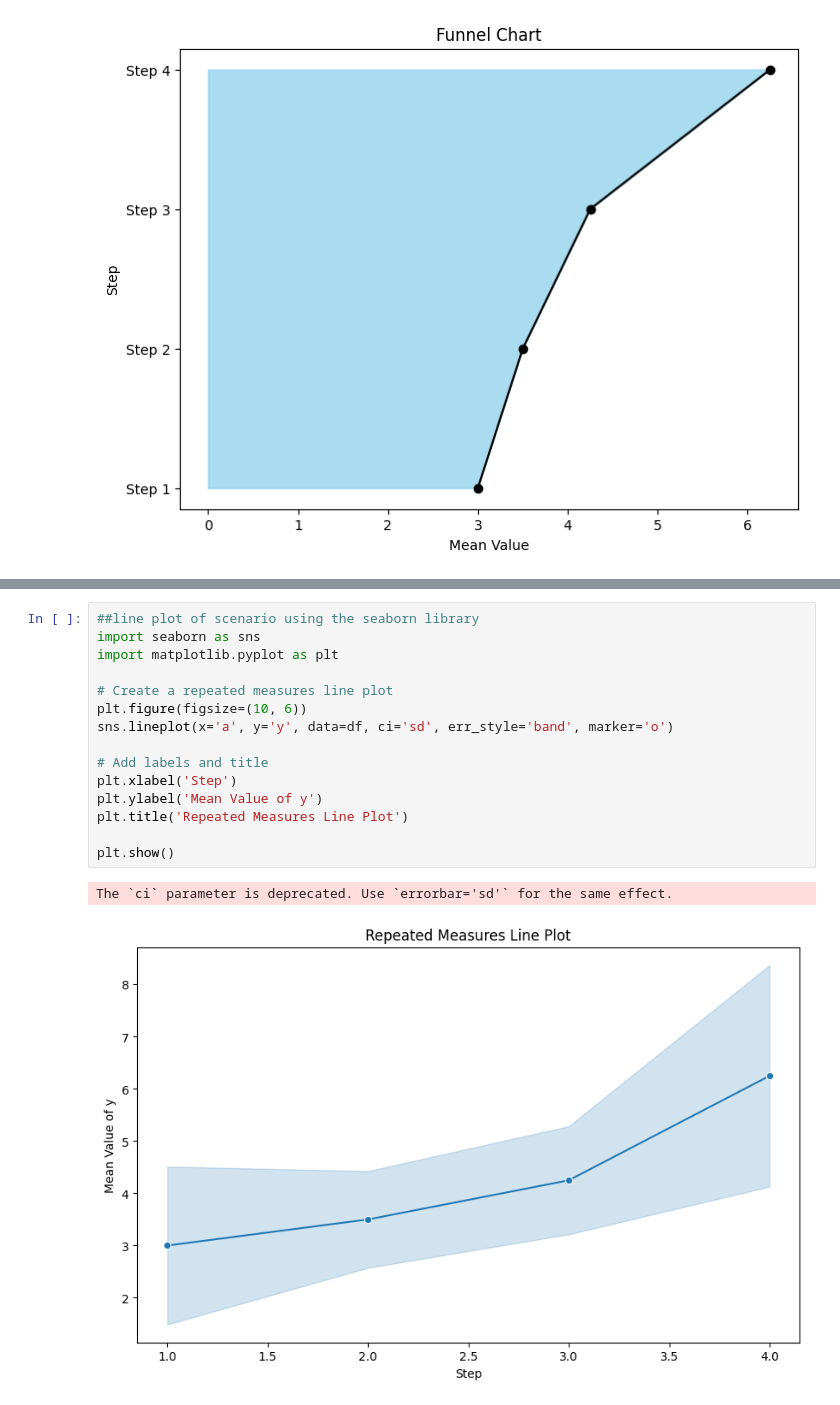
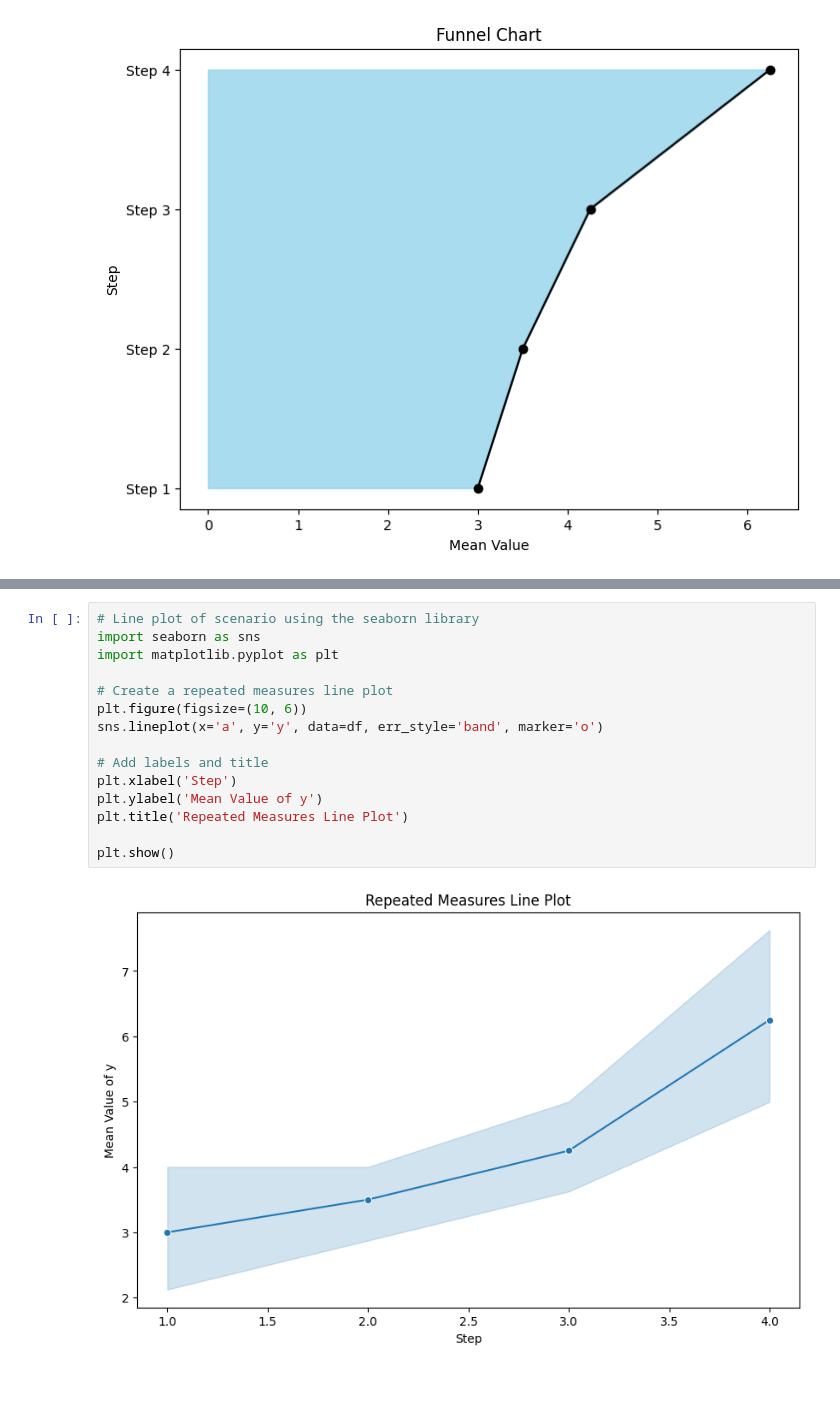
Before and after one commit to KenDaupsey/One-Way-Repeated-measures-ANOVA, a Jupyter notebook: One_Way_Repeated_measures_ANOVA.ipynb, the cells around one changed output, grey strips where cells are left out. Drawn from its saved outputs; the diff is of its cells as text.

```diff
--- a/One_Way_Repeated_measures_ANOVA.ipynb
+++ b/One_Way_Repeated_measures_ANOVA.ipynb
@@ -92,20 +92,19 @@ fig.show()
 # %% [output]
 [interactive output not drawn]
 # %%
-##line plot of scenario using the seaborn library
+# Line plot of scenario using the seaborn library
 import seaborn as sns
 import matplotlib.pyplot as plt
 
 # Create a repeated measures line plot
 plt.figure(figsize=(10, 6))
-sns.lineplot(x='a', y='y', data=df, ci='sd', err_style='band', marker='o')
+sns.lineplot(x='a', y='y', data=df, err_style='band', marker='o')
 
 # Add labels and title
 plt.xlabel('Step')
 plt.ylabel('Mean Value of y')
 plt.title('Repeated Measures Line Plot')
 
 plt.show()
 # %% [output]
-The `ci` parameter is deprecated. Use `errorbar='sd'` for the same effect.
-[figure, old version]
+[figure, new version]
```
